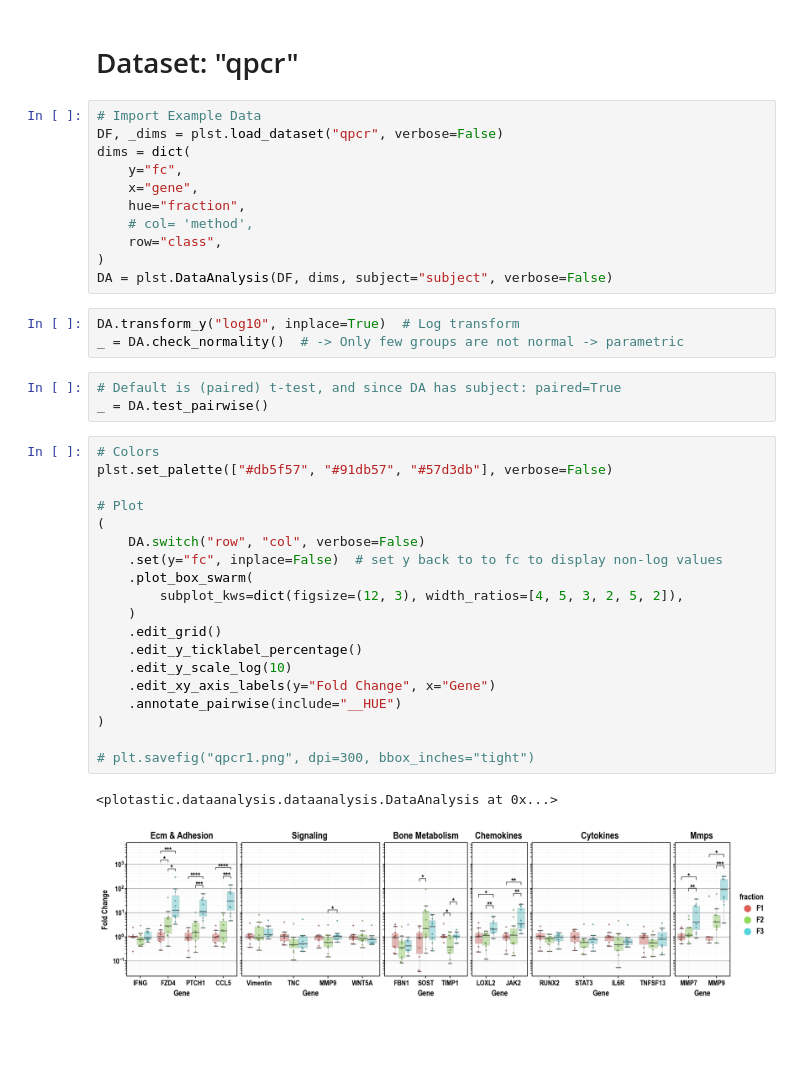
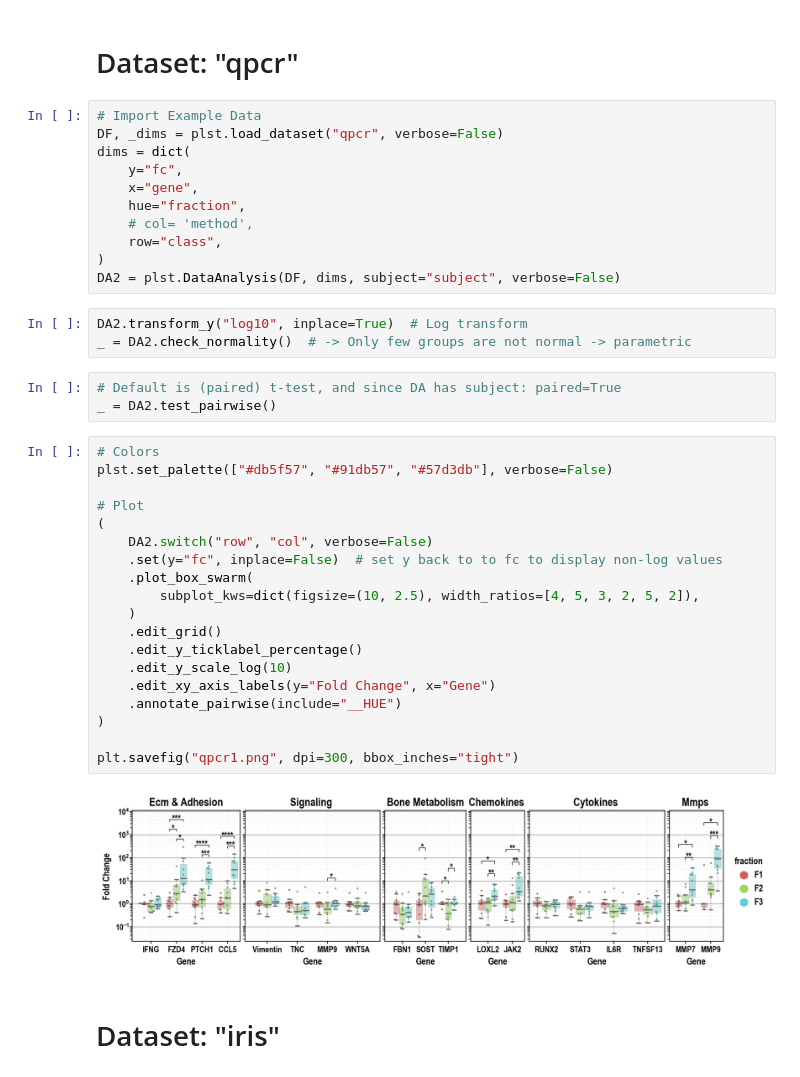
Before and after one commit to markur4/plotastic, a Jupyter notebook: IMAGES/EXAMPLE_GALLERY/example_gallery.ipynb, the cells around one changed output. Cells and saved outputs as stored; diff of their text form; blank space fills up the shorter version.

```diff
--- a/IMAGES/EXAMPLE_GALLERY/example_gallery.ipynb
+++ b/IMAGES/EXAMPLE_GALLERY/example_gallery.ipynb
@@ -125,32 +127,33 @@ dims = dict(
     # col= 'method',
     row="class",
 )
-DA = plst.DataAnalysis(DF, dims, subject="subject", verbose=False)
+DA2 = plst.DataAnalysis(DF, dims, subject="subject", verbose=False)
 # %%
-DA.transform_y("log10", inplace=True)  # Log transform
-_ = DA.check_normality()  # -> Only few groups are not normal -> parametric
+DA2.transform_y("log10", inplace=True)  # Log transform
+_ = DA2.check_normality()  # -> Only few groups are not normal -> parametric
 # %%
 # Default is (paired) t-test, and since DA has subject: paired=True
-_ = DA.test_pairwise()
+_ = DA2.test_pairwise()
 # %%
 # Colors
 plst.set_palette(["#db5f57", "#91db57", "#57d3db"], verbose=False)
 
 # Plot
 (
-    DA.switch("row", "col", verbose=False)
+    DA2.switch("row", "col", verbose=False)
     .set(y="fc", inplace=False)  # set y back to to fc to display non-log values
     .plot_box_swarm(
-        subplot_kws=dict(figsize=(12, 3), width_ratios=[4, 5, 3, 2, 5, 2]),
+        subplot_kws=dict(figsize=(10, 2.5), width_ratios=[4, 5, 3, 2, 5, 2]),
     )
     .edit_grid()
     .edit_y_ticklabel_percentage()
     .edit_y_scale_log(10)
     .edit_xy_axis_labels(y="Fold Change", x="Gene")
     .annotate_pairwise(include="__HUE")
 )
 
-# plt.savefig("qpcr1.png", dpi=300, bbox_inches="tight")
+plt.savefig("qpcr1.png", dpi=300, bbox_inches="tight")
 # %% [output]
-<plotastic.dataanalysis.dataanalysis.DataAnalysis at 0x...>
-[figure, old version]
+[figure, new version]
+# %% [markdown]
+# Dataset: "iris"
```
Also changed, not shown: parts of 18 cells of this notebook, 7 other files.
